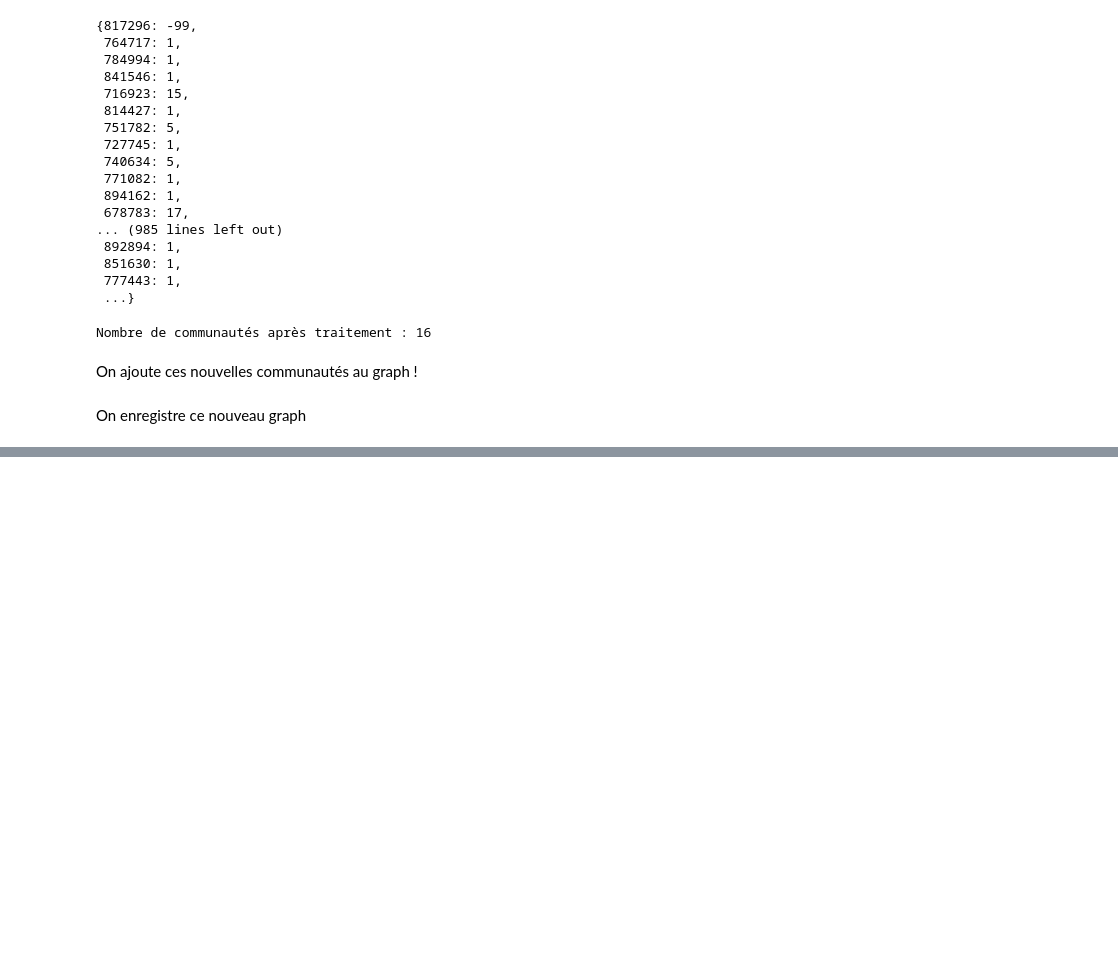
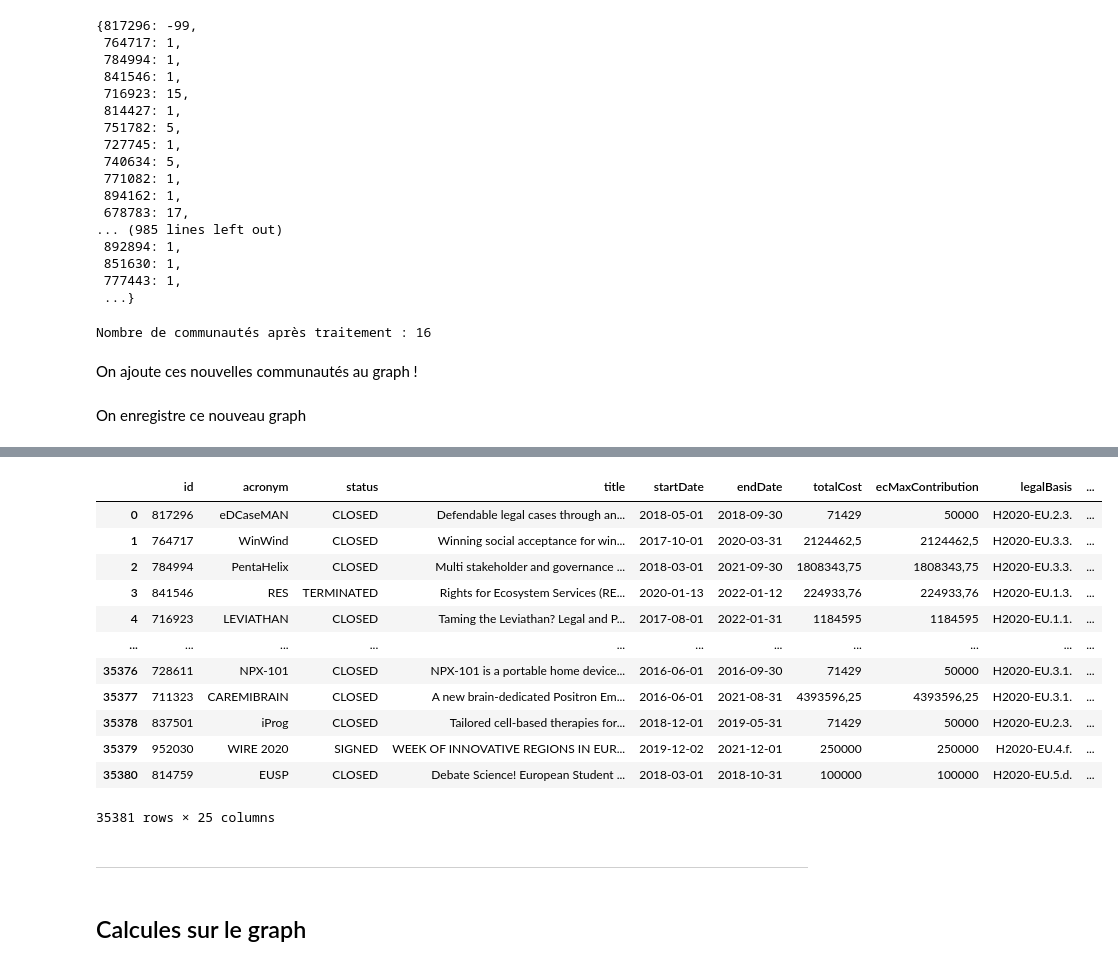
Before and after one commit to Cyrlyo/Cordis, a Jupyter notebook: Notebook/Cordis.ipynb, the cells around one changed output, grey strips where cells are left out. Cells and saved outputs as stored; diff of their text form; code cells hidden in the pictures; blank space fills up the shorter version.

```diff
--- a/Notebook/Cordis.ipynb
+++ b/Notebook/Cordis.ipynb
@@ -425,0 +253,22 @@ project.rename({0:"nb_publications"}, axis=1, inplace=True)
+# %%
+project["new_community_name"] = project["New_Community"].apply(change_name)
+# %%
+project
+# %% [output]
+|  | id | acronym | status | title | startDate | endDate | totalCost | ecMaxContribution | legalBasis | ... |
+| 0 | 817296 | eDCaseMAN | CLOSED | Defendable legal cases through an... | 2018-05-01 | 2018-09-30 | 71429 | 50000 | H2020-EU.2.3. | ... |
+| 1 | 764717 | WinWind | CLOSED | Winning social acceptance for win... | 2017-10-01 | 2020-03-31 | 2124462,5 | 2124462,5 | H2020-EU.3.3. | ... |
+| 2 | 784994 | PentaHelix | CLOSED | Multi stakeholder and governance ... | 2018-03-01 | 2021-09-30 | 1808343,75 | 1808343,75 | H2020-EU.3.3. | ... |
+| 3 | 841546 | RES | TERMINATED | Rights for Ecosystem Services (RE... | 2020-01-13 | 2022-01-12 | 224933,76 | 224933,76 | H2020-EU.1.3. | ... |
+| 4 | 716923 | LEVIATHAN | CLOSED | Taming the Leviathan? Legal and P... | 2017-08-01 | 2022-01-31 | 1184595 | 1184595 | H2020-EU.1.1. | ... |
+| ... | ... | ... | ... | ... | ... | ... | ... | ... | ... | ... |
+| 35376 | 728611 | NPX-101 | CLOSED | NPX-101 is a portable home device... | 2016-06-01 | 2016-09-30 | 71429 | 50000 | H2020-EU.3.1. | ... |
+| 35377 | 711323 | CAREMIBRAIN | CLOSED | A new brain-dedicated Positron Em... | 2016-06-01 | 2021-08-31 | 4393596,25 | 4393596,25 | H2020-EU.3.1. | ... |
+| 35378 | 837501 | iProg | CLOSED | Tailored cell-based therapies for... | 2018-12-01 | 2019-05-31 | 71429 | 50000 | H2020-EU.2.3. | ... |
+| 35379 | 952030 | WIRE 2020 | SIGNED | WEEK OF INNOVATIVE REGIONS IN EUR... | 2019-12-02 | 2021-12-01 | 250000 | 250000 | H2020-EU.4.f. | ... |
+| 35380 | 814759 | EUSP | CLOSED | Debate Science! European Student ... | 2018-03-01 | 2018-10-31 | 100000 | 100000 | H2020-EU.5.d. | ... |
+35381 rows × 25 columns
+# %% [markdown]
+---
+# %% [markdown]
+## Calcules sur le graph
```
Also changed, not shown: parts of 81 cells of this notebook.
